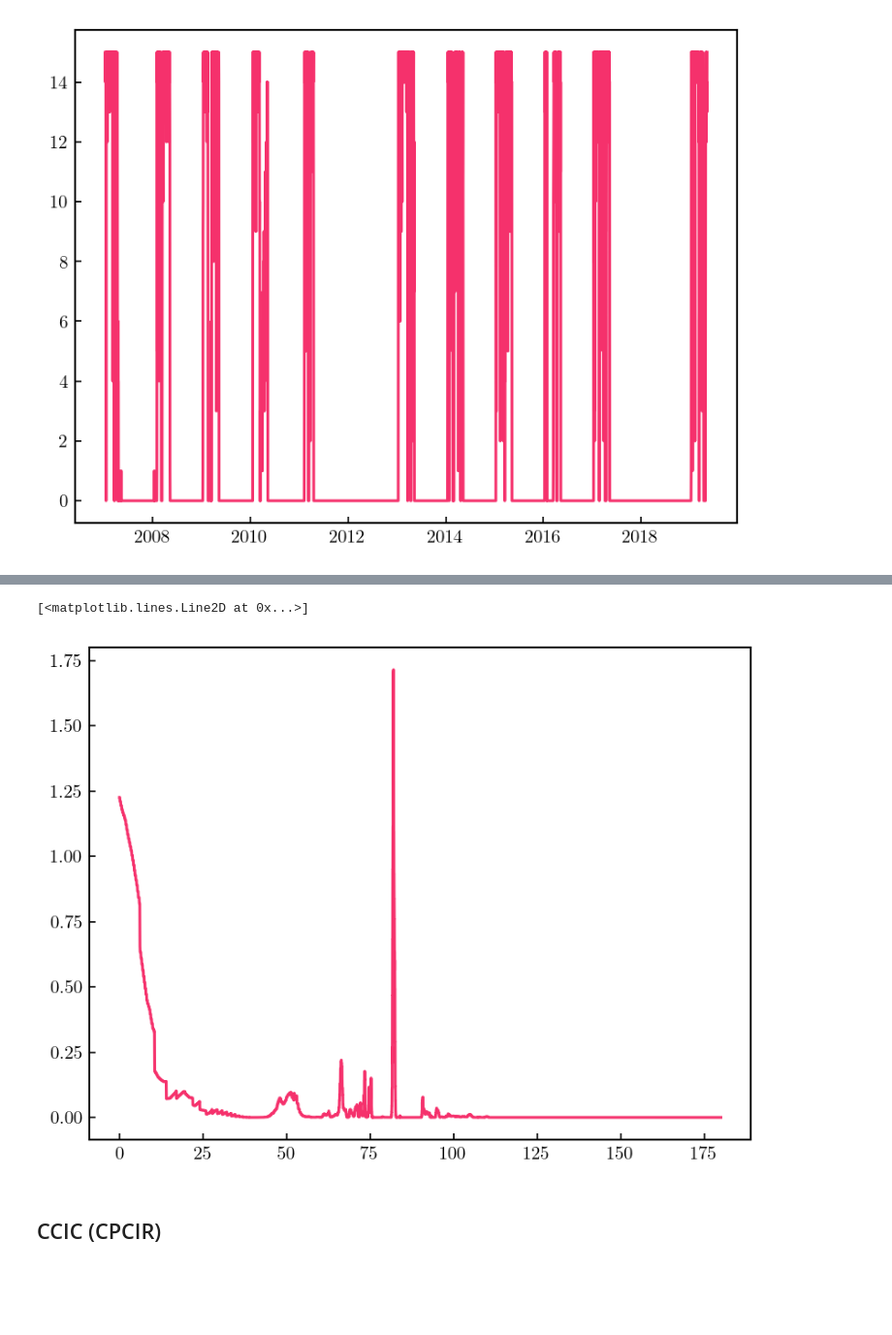
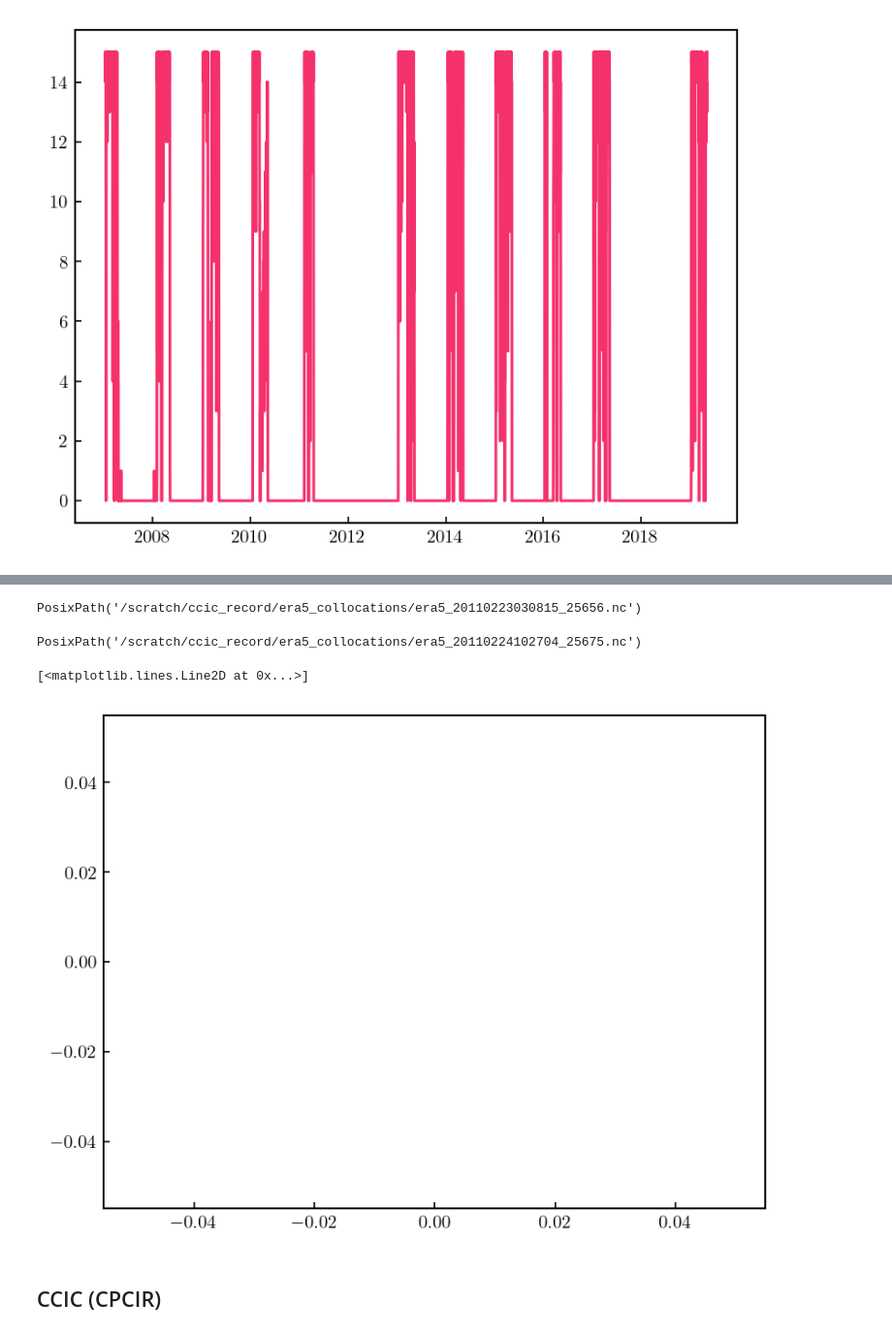
Before and after one commit to SEE-GEO/ccic_climate_record_analysis, a Jupyter notebook: notebooks/cloudsat_collocations/preprocessing_and_analysis.ipynb, the cells around one changed output, grey strips where cells are left out. Shown at 97% size. Cells and saved outputs as stored; diff of their text form; code cells hidden in the pictures; blank space fills up the shorter version.

```diff
--- a/notebooks/cloudsat_collocations/preprocessing_and_analysis.ipynb
+++ b/notebooks/cloudsat_collocations/preprocessing_and_analysis.ipynb
@@ -153,5 +184,7 @@ def get_tiwp_isccp(dataset: xr.Dataset) -> xr.DataArray:
+# %%
+isccp_data = xr.load_dataset("/scratch/ccic_record/collocations/isccp/isccp_20080229212739_09794.nc")
 # %%
-files = sorted(list(Path("/scratch/ccic_record/collocations/isccp").glob("*.nc")))
+files = sorted(list(Path("/scratch/ccic_record/data/collocations/isccp").glob("*.nc")))
 # %%
 plot_collocation_availability(files)
 # %% [output]
@@ -162,0 +200,2 @@ plot_collocation_availability(files)
+# %%
+cs_data = xr.load_dataset(files[20_000])
@@ -326,3 +405,5 @@ plot_collocation_availability(files)
  '2007-01-12T00:45:34.000000000' ... '2019-05-07T00:45:34.000000000'
  '2019-05-08T00:45:34.000000000' '2019-05-09T00:45:34.000000000']
 [figure]
+# %%
+data = xr.load_dataset(files[0])
@@ -328,0 +448,8 @@ plot_collocation_availability(files)
+# %%
+files[5_000]
+# %% [output]
+PosixPath('/scratch/ccic_record/era5_collocations/era5_20110223030815_25656.nc')
+# %%
+files[5_019]
+# %% [output]
+PosixPath('/scratch/ccic_record/era5_collocations/era5_20110224102704_25675.nc')
@@ -329,9 +458,9 @@ plot_collocation_availability(files)
 # %%
-data = xr.load_dataset(files[4])
+data = xr.load_dataset(files[5_018])
 plt.plot(data.longitude, data.__xarray_dataarray_variable__)
 # %% [output]
 [<matplotlib.lines.Line2D at 0x...>]
-[figure, old version]
+[figure, new version]
 # %% [markdown]
 ## CCIC (CPCIR)
 # %%
```
Also changed, not shown: parts of 16 cells of this notebook, 2 other files.
